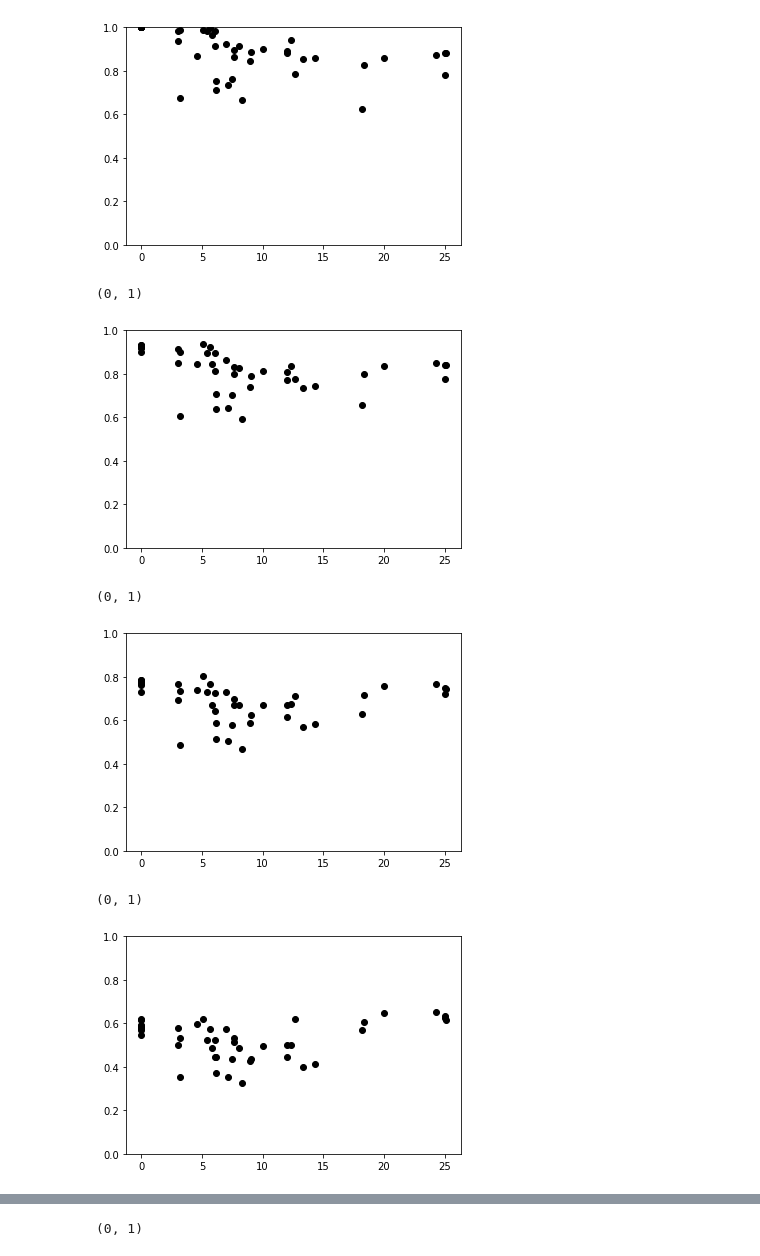
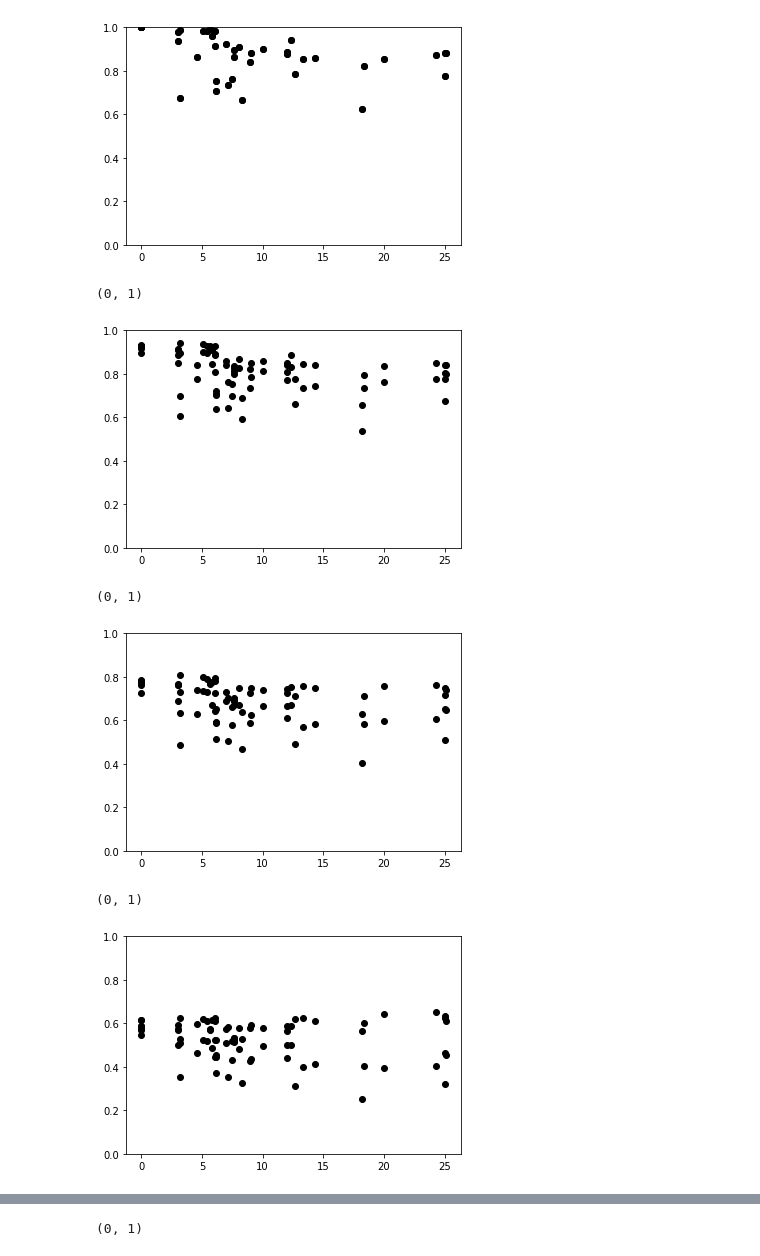
Before and after one commit to hribarjernej89/IntelLabDataAnalysis, a Jupyter notebook: Intel_lab_data.ipynb, the cells around one changed output, grey strips where cells are left out. Saved outputs shown, nothing was run; the diff lists cells and outputs as text; code cells hidden in the pictures.

```diff
--- a/Intel_lab_data.ipynb
+++ b/Intel_lab_data.ipynb
@@ -138,21 +138,20 @@ nodes_distances = pd.read_csv('intel_nodes_distances.csv')
 # calculating the covariance for zero lag for temperature
 i = 0
 
-ty0 = [None] * 45
-tx0 = [None] * 45
+ty0 = [None] * 81
+tx0 = [None] * 81
 k=0
 for first_column in Temperature_data:
     df1 = Temperature_data[first_column]
     std_test1=np.std(df1)
     j = 0
     for second_column in Temperature_data:
-        if j <= i:
-            df2 = Temperature_data[second_column]
-            std_test2=np.std(df2)
-            ty0[k] = (np.cov(df1,df2)/(std_test1*std_test2)).item((0, 1))
-            tx0[k] = nodes_distances.iloc[i,j]
-            j = j + 1
-            k = k + 1
+        df2 = Temperature_data[second_column]
+        std_test2=np.std(df2)
+        ty0[k] = np.corrcoef(df1, df2)[0, 1]
+        tx0[k] = nodes_distances.iloc[i,j]
+        j = j + 1
+        k = k + 1
     i = i + 1
 plt.scatter(tx0, ty0,  color='black')
 plt.ylim(0, 1)
@@ -162,78 +161,75 @@ plt.ylim(0, 1)
 # %%
 # calculating the covariance for lag 1 hour for temperature
 i = 0
 
-ty1 = [None] * 45
-tx1 = [None] * 45
+ty1 = [None] * 81
+tx1 = [None] * 81
 k=0
 for first_column in Temperature_data:
     df1 = Temperature_data[first_column][:-1]
     std_test1=np.std(df1)
     j = 0
     for second_column in Temperature_data:
-        if j <= i:
-            df2 = Temperature_data[second_column][1:]
-            std_test2=np.std(df2)
-            ty1[k] = (np.cov(df1,df2)/(std_test1*std_test2)).item((0, 1))
-            tx1[k] = nodes_distances.iloc[i,j]
-            j = j + 1
-            k = k + 1
+        df2 = Temperature_data[second_column][1:]
+        std_test2=np.std(df2)
+        ty1[k] = np.corrcoef(df1, df2)[0, 1]
+        tx1[k] = nodes_distances.iloc[i,j]
+        j = j + 1
+        k = k + 1
     i = i + 1
 plt.scatter(tx1, ty1,  color='black')
 plt.ylim(0, 1)
 # %% [output]
 (0, 1)
-[figure, old version]
+[figure, new version]
 # %%
 # calculating the covariance for lag 2 hour for temperature
 i = 0
 
-ty2 = [None] * 45
-tx2 = [None] * 45
+ty2 = [None] * 81
+tx2 = [None] * 81
 k=0
 for first_column in Temperature_data:
     df1 = Temperature_data[first_column][:-2]
     std_test1=np.std(df1)
     j = 0
     for second_column in Temperature_data:
-        if j <= i:
-            df2 = Temperature_data[second_column][2:]
-            std_test2=np.std(df2)
-            ty2[k] = (np.cov(df1,df2)/(std_test1*std_test2)).item((0, 1))
-            tx2[k] = nodes_distances.iloc[i,j]
-            j = j + 1
-            k = k + 1
+        df2 = Temperature_data[second_column][2:]
+        std_test2=np.std(df2)
+        ty2[k] = np.corrcoef(df1, df2)[0, 1]
+        tx2[k] = nodes_distances.iloc[i,j]
+        j = j + 1
+        k = k + 1
     i = i + 1
 plt.scatter(tx2, ty2,  color='black')
 plt.ylim(0, 1)
 # %% [output]
 (0, 1)
-[figure, old version]
+[figure, new version]
 # %%
 # calculating the covariance for lag 3 hour for temperature
 i = 0
 
-ty3 = [None] * 45
-tx3 = [None] * 45
+ty3 = [None] * 81
+tx3 = [None] * 81
 k=0
 for first_column in Temperature_data:
     df1 = Temperature_data[first_column][:-3]
     std_test1=np.std(df1)
     j = 0
     for second_column in Temperature_data:
-        if j <= i:
-            df2 = Temperature_data[second_column][3:]
-            std_test2=np.std(df2)
-            ty3[k] = (np.cov(df1,df2)/(std_test1*std_test2)).item((0, 1))
-            tx3[k] = nodes_distances.iloc[i,j]
-            j = j + 1
-            k = k + 1
+        df2 = Temperature_data[second_column][3:]
+        std_test2=np.std(df2)
+        ty3[k] = np.corrcoef(df1, df2)[0, 1]
+        tx3[k] = nodes_distances.iloc[i,j]
+        j = j + 1
+        k = k + 1
     i = i + 1
 plt.scatter(tx3, ty3,  color='black')
 plt.ylim(0, 1)
 # %% [output]
 (0, 1)
-[figure, old version]
+[figure, new version]
 # %%
 # calculating the covariance for lag 4 hour for temperature
 i = 0
```
Also changed, not shown: parts of 28 cells of this notebook.
